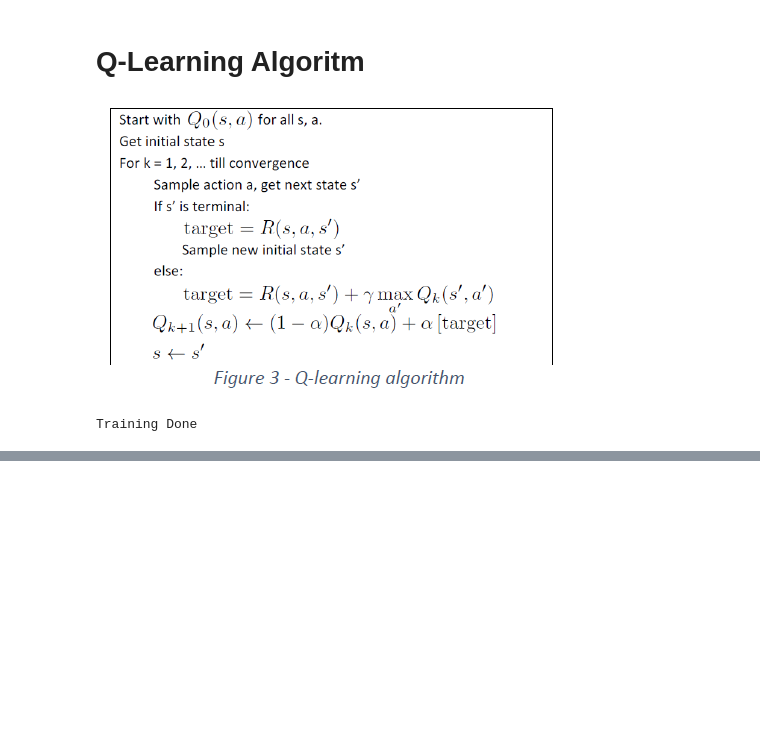
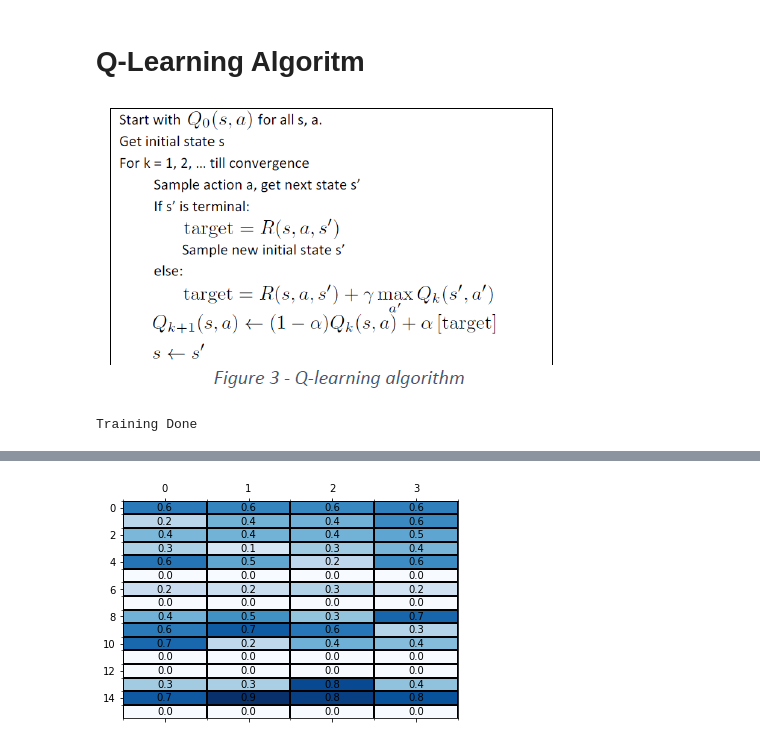
Before and after one commit to elisim/deep-q-learning, a Jupyter notebook: Frozen-Lake-OOP.ipynb, the cells around one changed output, grey strips where cells are left out. Saved outputs shown, nothing was run; the diff lists cells and outputs as text; code cells hidden in the pictures; blank space fills up the shorter version.

```diff
--- a/Frozen-Lake-OOP.ipynb
+++ b/Frozen-Lake-OOP.ipynb
@@ -41,0 +53,12 @@ bad = 183
+# %%
+_, ax2 = plt.subplots()
+ax2.grid(color='black', linestyle='-', linewidth=2, which='minor')
+ax2.set_xticks(np.arange(-.5, 4, 1), minor=True);
+ax2.set_yticks(np.arange(-.5, 15, 1), minor=True);
+
+ax2.matshow(train_runner._q_table_snapshots[2000], cmap=plt.cm.Blues, aspect='auto')
+
+for (i, j), z in np.ndenumerate(train_runner._q_table_snapshots[2000]):
+    ax2.text(j, i, '{:0.1f}'.format(z), ha='center', va='center')
+# %% [output]
+[figure, added]
```
Also changed, not shown: parts of 6 cells of this notebook, 7 other files.
